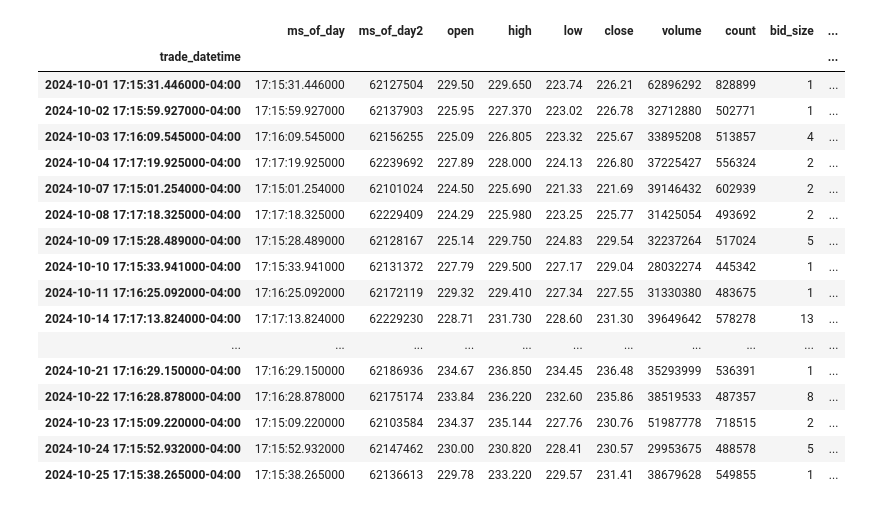
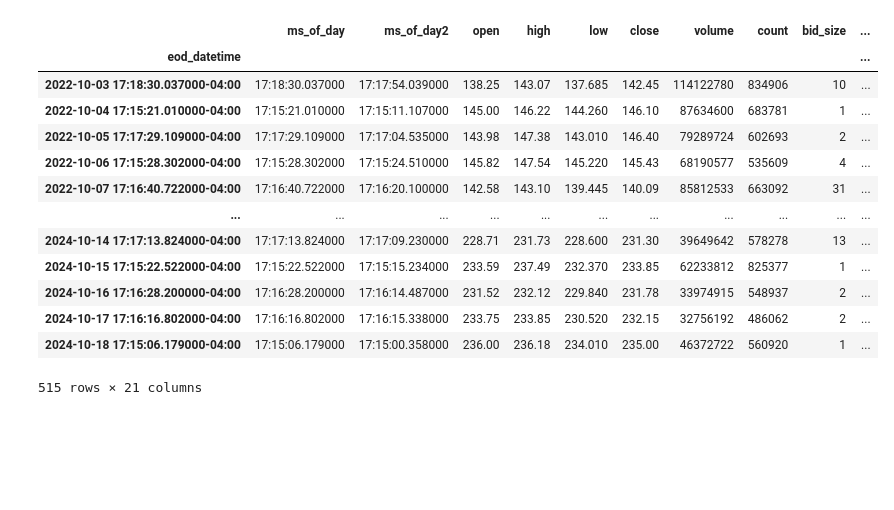
Before and after one commit to dmckim1977/thetadata-python, a Jupyter notebook: bin/stocks/historical_data.ipynb, the cells around one changed output. Drawn from its saved outputs; the diff is of its cells as text; code cells hidden in the pictures; blank space fills up the shorter version.

```diff
--- a/bin/stocks/historical_data.ipynb
+++ b/bin/stocks/historical_data.ipynb
@@ -27,4 +30,4 @@ client.status()
 # %%
-aapl = client.stocks_historical_eod_report(20241001, 20241030, 'aapl')
+aapl = client.stock_historical_eod_report(20221001, 20241020, 'aapl')
 aapl
 # %% [output]
@@ -31,19 +35,15 @@ aapl
 |  | ms_of_day | ms_of_day2 | open | high | low | close | volume | count | bid_size | ... |
-| trade_datetime |  |  |  |  |  |  |  |  |  | ... |
-| 2024-10-01 17:15:31.446000-04:00 | 17:15:31.446000 | 62127504 | 229.50 | 229.650 | 223.74 | 226.21 | 62896292 | 828899 | 1 | ... |
-| 2024-10-02 17:15:59.927000-04:00 | 17:15:59.927000 | 62137903 | 225.95 | 227.370 | 223.02 | 226.78 | 32712880 | 502771 | 1 | ... |
-| 2024-10-03 17:16:09.545000-04:00 | 17:16:09.545000 | 62156255 | 225.09 | 226.805 | 223.32 | 225.67 | 33895208 | 513857 | 4 | ... |
-| 2024-10-04 17:17:19.925000-04:00 | 17:17:19.925000 | 62239692 | 227.89 | 228.000 | 224.13 | 226.80 | 37225427 | 556324 | 2 | ... |
-| 2024-10-07 17:15:01.254000-04:00 | 17:15:01.254000 | 62101024 | 224.50 | 225.690 | 221.33 | 221.69 | 39146432 | 602939 | 2 | ... |
-| 2024-10-08 17:17:18.325000-04:00 | 17:17:18.325000 | 62229409 | 224.29 | 225.980 | 223.25 | 225.77 | 31425054 | 493692 | 2 | ... |
-| 2024-10-09 17:15:28.489000-04:00 | 17:15:28.489000 | 62128167 | 225.14 | 229.750 | 224.83 | 229.54 | 32237264 | 517024 | 5 | ... |
-| 2024-10-10 17:15:33.941000-04:00 | 17:15:33.941000 | 62131372 | 227.79 | 229.500 | 227.17 | 229.04 | 28032274 | 445342 | 1 | ... |
-| 2024-10-11 17:16:25.092000-04:00 | 17:16:25.092000 | 62172119 | 229.32 | 229.410 | 227.34 | 227.55 | 31330380 | 483675 | 1 | ... |
-| 2024-10-14 17:17:13.824000-04:00 | 17:17:13.824000 | 62229230 | 228.71 | 231.730 | 228.60 | 231.30 | 39649642 | 578278 | 13 | ... |
+| eod_datetime |  |  |  |  |  |  |  |  |  | ... |
+| 2022-10-03 17:18:30.037000-04:00 | 17:18:30.037000 | 17:17:54.039000 | 138.25 | 143.07 | 137.685 | 142.45 | 114122780 | 834906 | 10 | ... |
+| 2022-10-04 17:15:21.010000-04:00 | 17:15:21.010000 | 17:15:11.107000 | 145.00 | 146.22 | 144.260 | 146.10 | 87634600 | 683781 | 1 | ... |
+| 2022-10-05 17:17:29.109000-04:00 | 17:17:29.109000 | 17:17:04.535000 | 143.98 | 147.38 | 143.010 | 146.40 | 79289724 | 602693 | 2 | ... |
+| 2022-10-06 17:15:28.302000-04:00 | 17:15:28.302000 | 17:15:24.510000 | 145.82 | 147.54 | 145.220 | 145.43 | 68190577 | 535609 | 4 | ... |
+| 2022-10-07 17:16:40.722000-04:00 | 17:16:40.722000 | 17:16:20.100000 | 142.58 | 143.10 | 139.445 | 140.09 | 85812533 | 663092 | 31 | ... |
 | ... | ... | ... | ... | ... | ... | ... | ... | ... | ... | ... |
-| 2024-10-21 17:16:29.150000-04:00 | 17:16:29.150000 | 62186936 | 234.67 | 236.850 | 234.45 | 236.48 | 35293999 | 536391 | 1 | ... |
-| 2024-10-22 17:16:28.878000-04:00 | 17:16:28.878000 | 62175174 | 233.84 | 236.220 | 232.60 | 235.86 | 38519533 | 487357 | 8 | ... |
-| 2024-10-23 17:15:09.220000-04:00 | 17:15:09.220000 | 62103584 | 234.37 | 235.144 | 227.76 | 230.76 | 51987778 | 718515 | 2 | ... |
-| 2024-10-24 17:15:52.932000-04:00 | 17:15:52.932000 | 62147462 | 230.00 | 230.820 | 228.41 | 230.57 | 29953675 | 488578 | 5 | ... |
-| 2024-10-25 17:15:38.265000-04:00 | 17:15:38.265000 | 62136613 | 229.78 | 233.220 | 229.57 | 231.41 | 38679628 | 549855 | 1 | ... |
+| 2024-10-14 17:17:13.824000-04:00 | 17:17:13.824000 | 17:17:09.230000 | 228.71 | 231.73 | 228.600 | 231.30 | 39649642 | 578278 | 13 | ... |
+| 2024-10-15 17:15:22.522000-04:00 | 17:15:22.522000 | 17:15:15.234000 | 233.59 | 237.49 | 232.370 | 233.85 | 62233812 | 825377 | 1 | ... |
+| 2024-10-16 17:16:28.200000-04:00 | 17:16:28.200000 | 17:16:14.487000 | 231.52 | 232.12 | 229.840 | 231.78 | 33974915 | 548937 | 2 | ... |
+| 2024-10-17 17:16:16.802000-04:00 | 17:16:16.802000 | 17:16:15.338000 | 233.75 | 233.85 | 230.520 | 232.15 | 32756192 | 486062 | 2 | ... |
+| 2024-10-18 17:15:06.179000-04:00 | 17:15:06.179000 | 17:15:00.358000 | 236.00 | 236.18 | 234.010 | 235.00 | 46372722 | 560920 | 1 | ... |
+515 rows × 21 columns
 # %%
```
Also changed, not shown: parts of 5 cells of this notebook, 13 other files.
